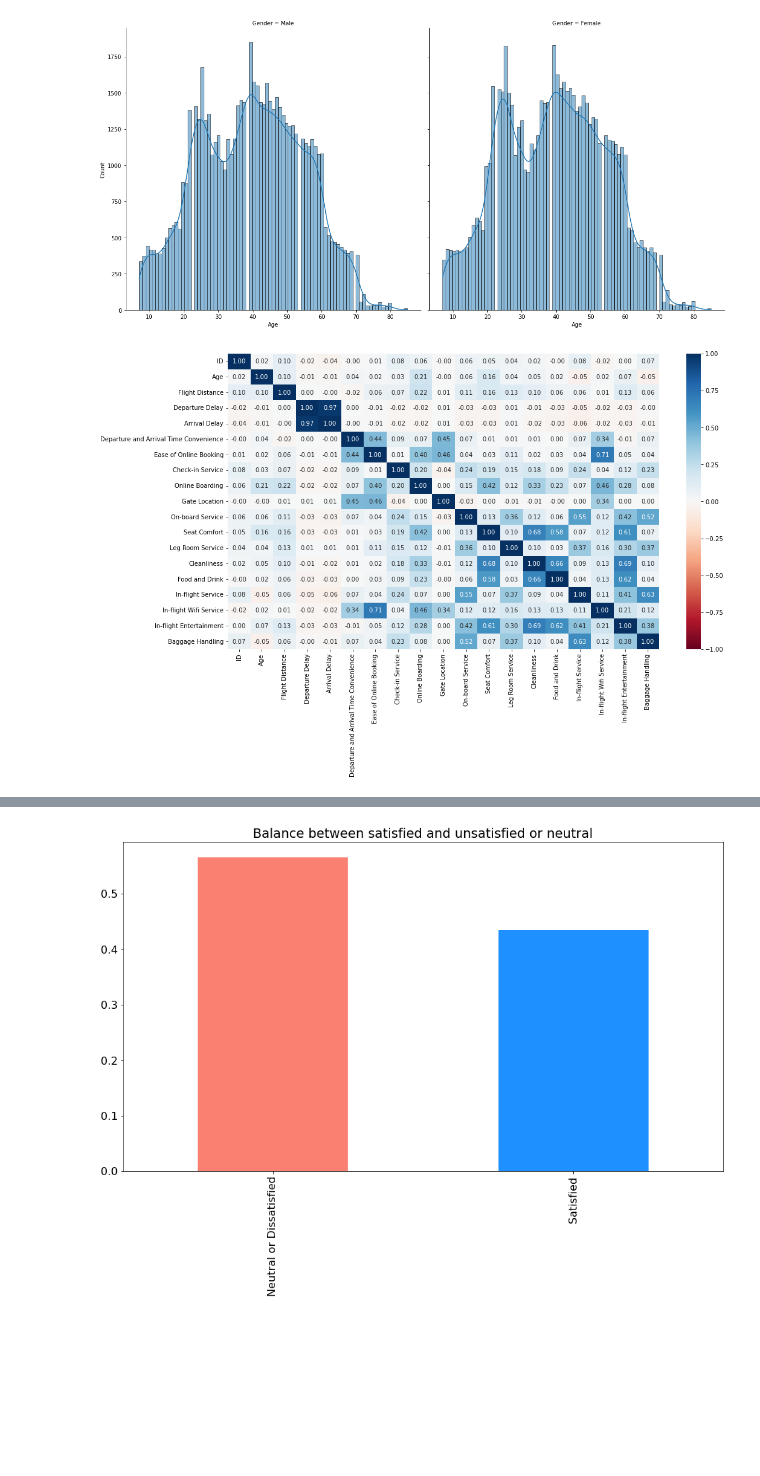
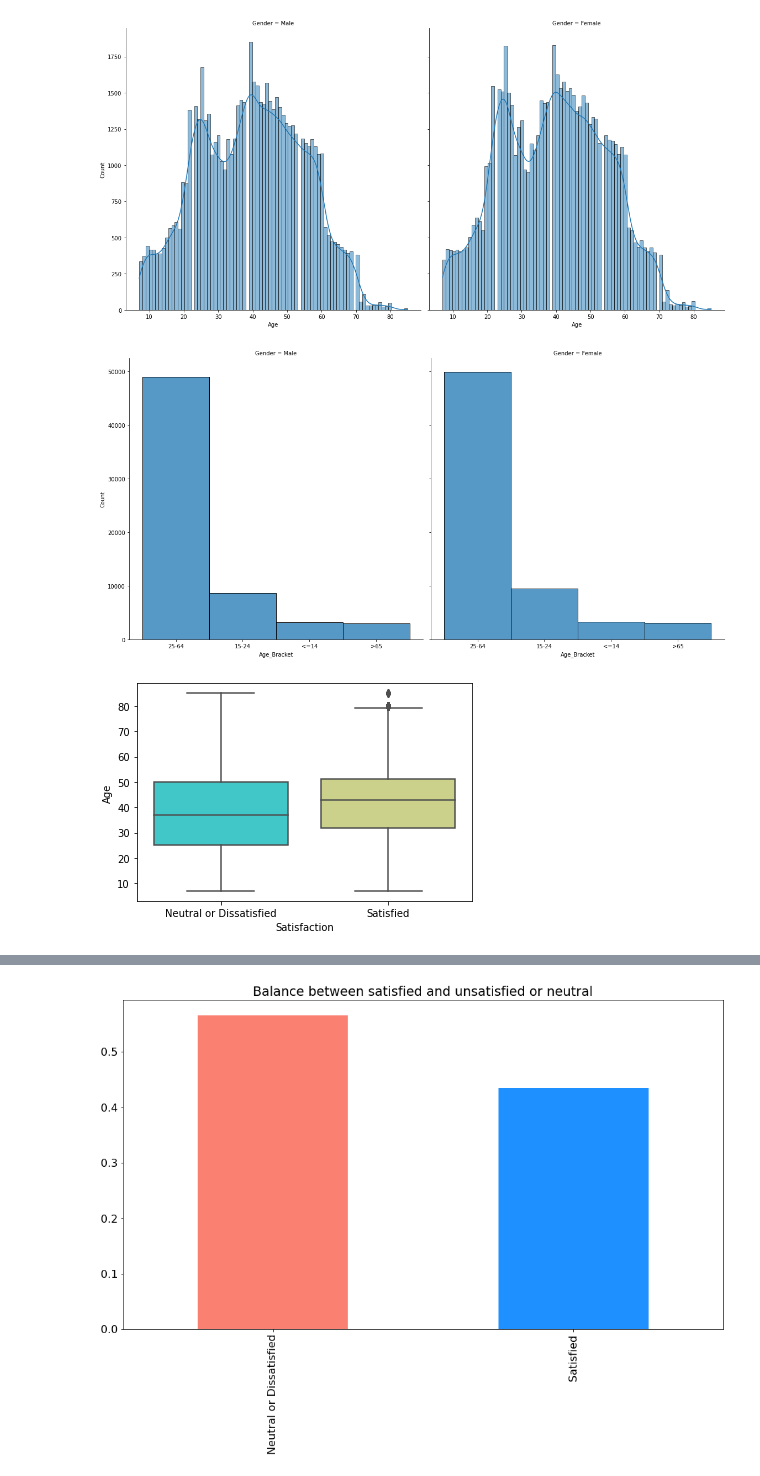
Before and after one commit to ibdafna/airlines_passengers, a Jupyter notebook: airline_passenger_satisfaction.ipynb, the cells around one changed output, grey strips where cells are left out. Drawn from its saved outputs; the diff is of its cells as text; code cells hidden in the pictures; blank space fills up the shorter version.

```diff
--- a/airline_passenger_satisfaction.ipynb
+++ b/airline_passenger_satisfaction.ipynb
@@ -98,8 +99,23 @@ airlines_df.dropna(inplace=True)
 sns.displot(airlines_df, x='Age', kind='hist', col='Gender', kde=True, height=8, aspect=1);
 # %% [output]
 [figure]
-# %%
-plt.figure(figsize=(16,9))
-sns.heatmap(airlines_df.corr(), cmap='RdBu', annot=True, fmt=".2f", vmin=-1, vmax=1);
-# %% [output]
-[figure, old version]
+# %%
+# Age by bracket
+def get_age_bracket(age):
+    if age <= 14:
+        return "<=14"
+    elif age >= 15 and age <= 24:
+        return "15-24"
+    elif age >=25 and age <= 64:
+        return "25-64"
+    else:
+        return ">65"
+airlines_df['Age_Bracket'] = airlines_df["Age"].apply(get_age_bracket)
+sns.displot(airlines_df, x='Age_Bracket', kind='hist', col='Gender', kde=False, height=8, aspect=1);
+# %% [output]
+[figure, added]
+# %%
+# Relationship between satisfaction and age
+sns.boxplot(data=airlines_df, x="Satisfaction", y="Age", palette="rainbow");
+# %% [output]
+[figure, added]
```
Also changed, not shown: parts of 6 cells of this notebook, 1 other file.
